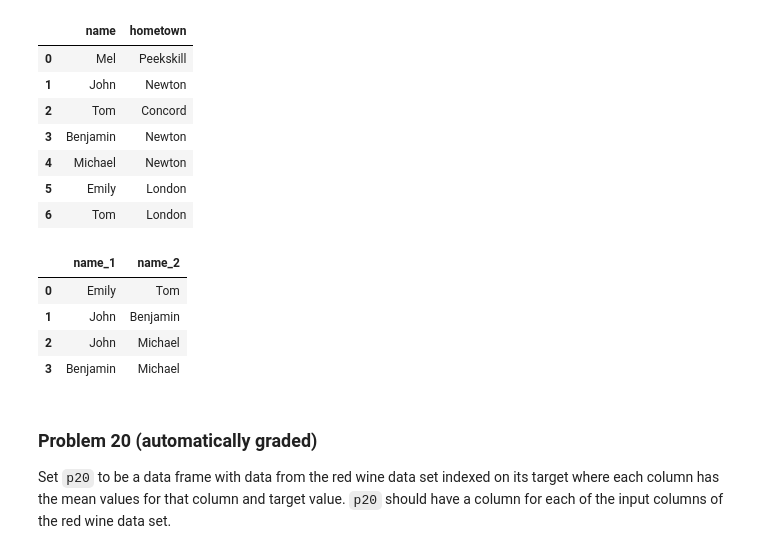
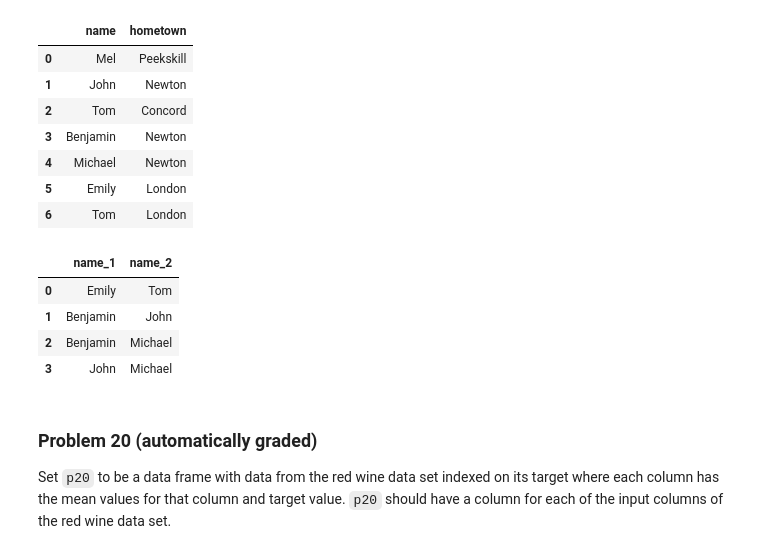
Before and after one commit to RevibeZ/dx602-homework-10, a Jupyter notebook: homework.ipynb, the cells around one changed output. Cells and saved outputs as stored; diff of their text form; code cells hidden in the pictures.

```diff
--- a/homework.ipynb
+++ b/homework.ipynb
@@ -452,23 +452,22 @@ q19
 # %%
 # YOUR CHANGES HERE
 
 pairs = []
 
 for hometown, group in q19.groupby('hometown'):
-    names = list(group['name'])
-    idxs = list(group.index)
+    names = sorted(group['name'])  # alphabetical order
     for i in range(len(names)):
-        for j in range(i+1, len(names)):
+        for j in range(i + 1, len(names)):
             pairs.append((names[i], names[j]))
 
 p19 = pd.DataFrame(pairs, columns=['name_1', 'name_2'])
 p19
 # %% [output]
 |  | name_1 | name_2 |
 | 0 | Emily | Tom |
-| 1 | John | Benjamin |
-| 2 | John | Michael |
-| 3 | Benjamin | Michael |
+| 1 | Benjamin | John |
+| 2 | Benjamin | Michael |
+| 3 | John | Michael |
 # %% [markdown]
 ### Problem 20 (automatically graded)
 
```
Also changed, not shown: parts of 1 cell of this notebook.
